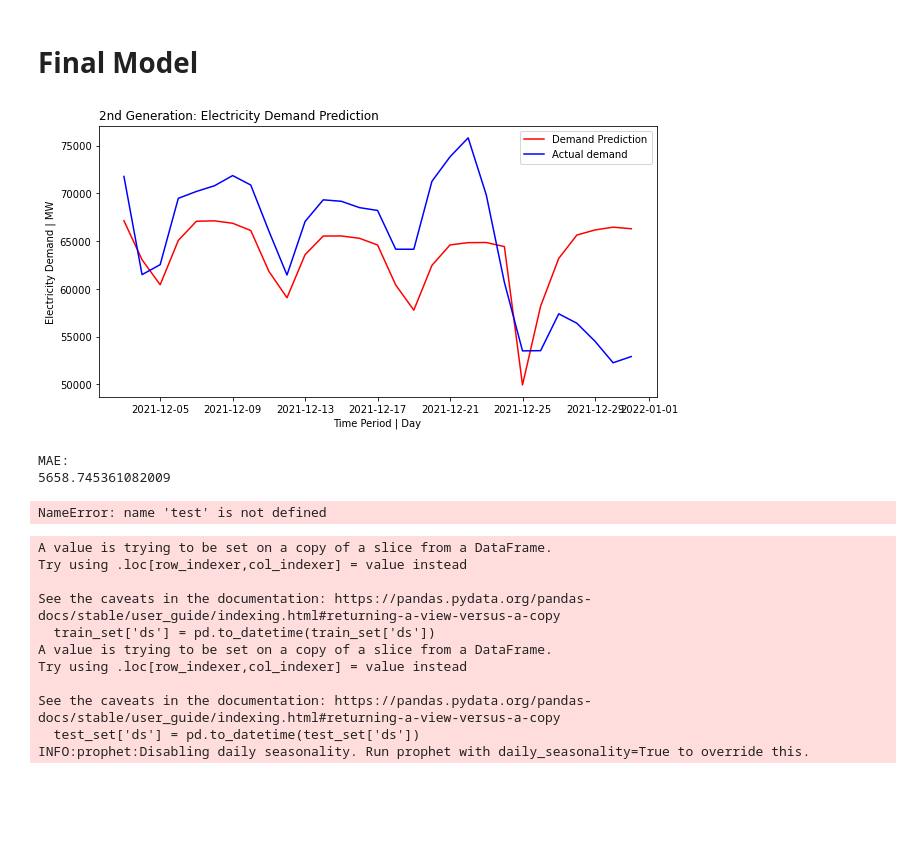
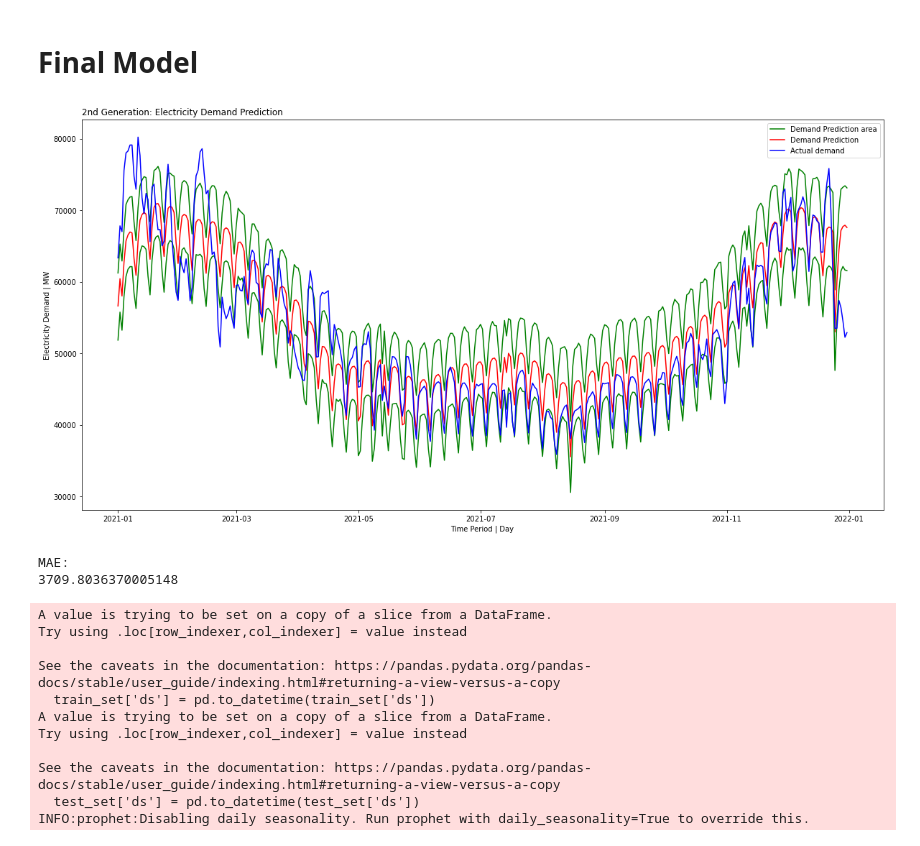
Before and after one commit to snowbalzz/Modeling, a Jupyter notebook: Gen2/Facebook_model.ipynb, the cells around one changed output. Saved outputs shown, nothing was run; the diff lists cells and outputs as text; code cells hidden in the pictures; blank space fills up the shorter version.

```diff
--- a/Gen2/Facebook_model.ipynb
+++ b/Gen2/Facebook_model.ipynb
@@ -49,7 +49,7 @@ demand_data
 Input the the variable how much day you would want to input
 # %%
 # Period - How much in the future should the model predict
-period = 29
+period = 365
 # %% [markdown]
 # Split Data Set
 
@@ -58,11 +58,11 @@ period = 29
 # %%
 # Splitting Dataset Into Train Set And Test Set
 
-train_set = demand_data[(demand_data.ds < '2021-12-03')]
+train_set = demand_data[(demand_data.ds < '2021-01-01')]
 
 # train_set = demand_data[(demand_data.ds <= '2021-12-31')]
 
-test_set = demand_data[(demand_data.ds >= '2021-12-03')]
+test_set = demand_data[(demand_data.ds >= '2021-01-01')]
 
 # test_set = df[(df.ds >= '2022-01-01')]
 
@@ -140,31 +148,34 @@ y_org = test_set['y']
 # %% [markdown]
 # Final Model
 # %%
-plt.figure(figsize=(10, 5))
+plt.figure(figsize=(20, 10))
 plt.title("2nd Generation: Electricity Demand Prediction ", loc = 'left')
 
-# plt.plot(forecast['ds'][-period:], forecast['yhat_upper'][-period:], color='green', label='Demand Prediction area')
+plt.plot(forecast['ds'][-period:], forecast['yhat_upper'][-period:], color='green', label='Demand Prediction area')
 plt.plot(forecast['ds'][-period:], forecast['yhat'][-period:], color='red', label='Demand Prediction')
-# plt.plot(forecast['ds'][-period:], forecast['yhat_lower'][-period:], color='green')
+plt.plot(forecast['ds'][-period:], forecast['yhat_lower'][-period:], color='green')
 
 plt.plot(test_set['ds'], test_set['y'], color='blue', label = 'Actual demand')
 
 plt.ylabel("Electricity Demand | MW")
 plt.xlabel("Time Period | Day")
 
 plt.legend()
 plt.show()
 
 print('MAE:')
 print(mean_absolute_error(y_org, y_pred))
 
-rmse = mean_squared_error(test, predictions, squared=False)
-print('RMSE: %.3f' % rmse)
+# rmse = mean_squared_error(y_org, y_pred, squared=False)
+# print('RMSE: %.3f' % rmse)
+
+# from sklearn.metrics import mean_absolute_percentage_error
+# mape = mean_absolute_percentage_error(y_org, y_pred) * 100
+# print('MAPE: %.3f' % mape)
 # %% [output]
-[figure, old version]
+[figure, new version]
 MAE:
-5658.745361082009
+3709.8036370005148
-NameError: name 'test' is not defined
 # %%
 period = 29
 
```
Also changed, not shown: parts of 14 cells of this notebook, 3 other files.
